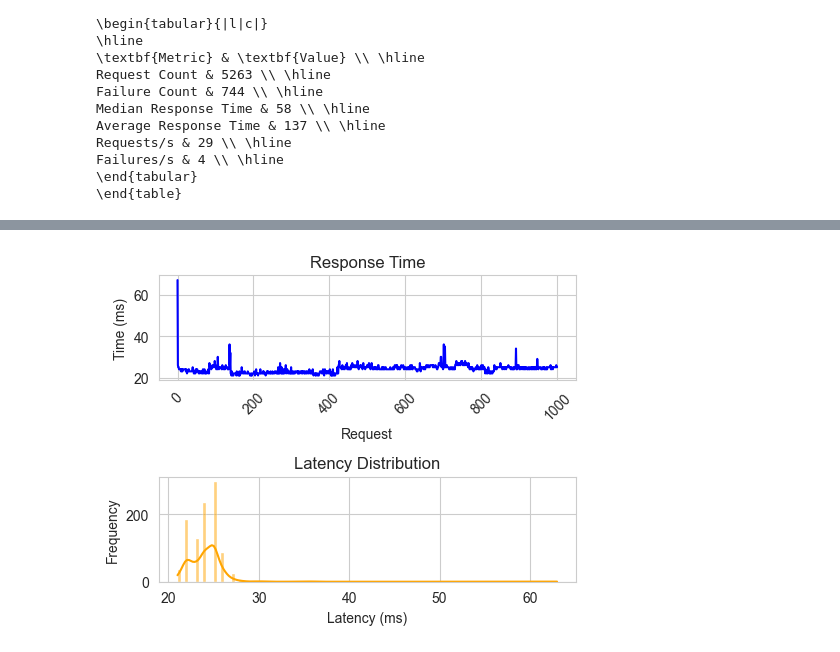
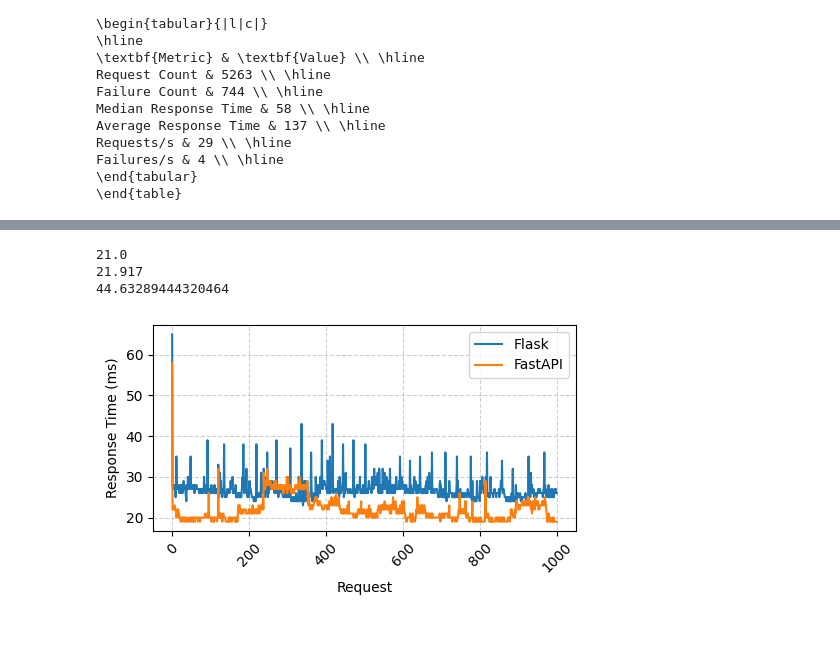
Before and after one commit to Data-to-Insight-Center/ckn-edge-optimization, a Jupyter notebook: results/analysis.ipynb, the cells around one changed output, grey strips where cells are left out. Cells and saved outputs as stored; diff of their text form; code cells hidden in the pictures.

```diff
--- a/results/analysis.ipynb
+++ b/results/analysis.ipynb
@@ -129,10 +129,9 @@ Failures/s & 4 \\ \hline
 \end{tabular}
 \end{table}
 # %%
-import pandas as pd
+flask = pd.read_csv("jmeter_flask.csv")
 
-df = pd.read_csv("jmeter_fastapi.csv")
-total_time = df["timeStamp"].iloc[-1] - df["timeStamp"].iloc[0]
-rps = (1000 / total_time) * 1000
-rps
+print(flask["elapsed"].median())
+print(flask["elapsed"].mean())
+print((1000 / (flask["timeStamp"].iloc[-1] - flask["timeStamp"].iloc[0])) * 1000)
 # %% [output]
@@ -156,24 +141,26 @@ df
+# %%
+import pandas as pd
+fastapi = pd.read_csv("jmeter_fastapi.csv")
+
+print(fastapi["elapsed"].median())
+print(fastapi["elapsed"].mean())
+print((1000 / (fastapi["timeStamp"].iloc[-1] - fastapi["timeStamp"].iloc[0])) * 1000)
+# %% [output]
+21.0
+21.917
+44.63289444320464
 # %%
 import matplotlib.pyplot as plt
-import seaborn as sns
-import pandas as pd
 
-fig, axes = plt.subplots(2, 1, figsize=(5, 4))
-
-# Plot Response Time vs Request
-axes[0].plot(df['elapsed'], label="Response Time per Request", color='blue')
-axes[0].set_xlabel("Request")
-axes[0].set_ylabel("Time (ms)")
-axes[0].set_title("Response Time")
-axes[0].tick_params(axis='x', rotation=45)
-
-# Plot Latency Distribution
-sns.histplot(df['Latency'], kde=True, color='orange', ax=axes[1])
-axes[1].set_xlabel("Latency (ms)")
-axes[1].set_ylabel("Frequency")
-axes[1].set_title("Latency Distribution")
-
+plt.figure(figsize=(5, 3))
+plt.plot(flask['elapsed'], label="Flask")
+plt.plot(fastapi['elapsed'], label="FastAPI")
+plt.xlabel("Request")
+plt.ylabel("Response Time (ms)")
+plt.tick_params(axis='x', rotation=45)
+plt.grid(True, linestyle="--", alpha=0.6)
 plt.tight_layout()
+plt.legend()
 plt.show()
 # %% [output]
-[figure, old version]
+[figure, new version]
```
Also changed, not shown: parts of 2 cells of this notebook, 26 other files.
